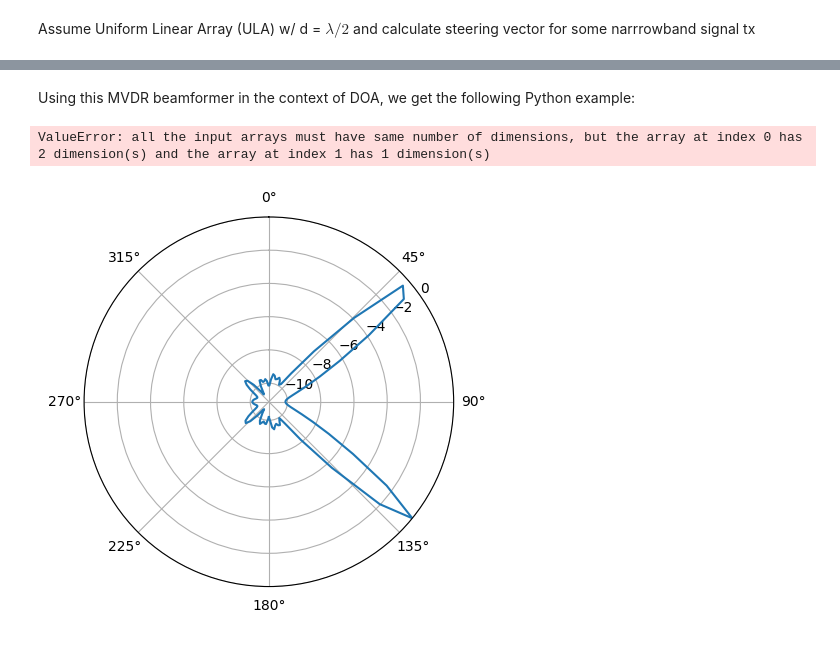
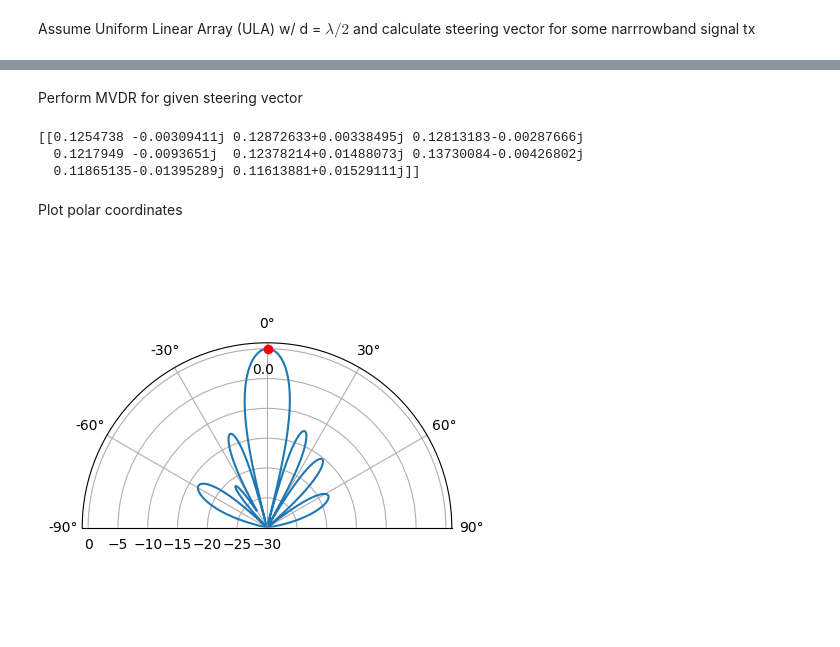
Before and after one commit to ilnur852/pyDSPplayground, a Jupyter notebook: array processing/steering_2.ipynb, the cells around one changed output, grey strips where cells are left out. Cells and saved outputs as stored; diff of their text form; code cells hidden in the pictures.

Commit message:
upd steering2

```diff
--- a/array processing/steering_2.ipynb
+++ b/array processing/steering_2.ipynb
@@ -7,16 +5,14 @@ import matplotlib.pyplot as plt
 Assume Uniform Linear Array (ULA) w/ d = $\lambda/2$ and calculate steering vector for some narrrowband signal tx
 # %%
 sample_rate = 1e6
-N = 100 # number of observations
-N_fft = 512
+N = 1000 # number of observations
 d= 0.5 # Half Wavelengh
 Nr = 8 # Number of sensors
 t = np.arange(N)/sample_rate # time vector
 
 f_tone = 0.02e6 #tone frequency
-tx = np.exp(2j * np.pi * f_tone * t)
-
-theta_degrees = 50 # direction of arrival
+tx = 10*np.exp(2j * np.pi * f_tone * t)
+theta_degrees = 135 # direction of arrival
 theta = theta_degrees / 180 * np.pi #convert to radians
 s = np.exp(-2j * np.pi * d * np.arange (Nr) * np.sin(theta)) # Steering Vector
 # %%
@@ -34,6 +30,5 @@ print(X.shape) # 3x10000.  X is now going to be a 2D array, 1D is time and 1D is
 # %%
 n = np.random.randn(Nr, N) + 1j*np.random.randn(Nr, N)
 print(np.shape(n))
-#X = X + 0.5*n # X and n are both 3x10000
-X = X + 0.7*n # X and n are both 3x10000
+X = X + 0.001*n # X and n are both 3x10000
 # %% [output]
@@ -46,11 +41,8 @@ where R is spatial covariance matrix i.e $R = XX^H$
 # %%
 # theta is the direction of interest, in radians, and X is our received signal
-def w_mvdr(theta):
-   s = np.exp(-2j * np.pi * d * np.arange(Nr) * np.sin(theta)) # steering vector in the desired direction theta
-   s = s.reshape(-1,1) # make into a column vector (size 3x1)
+def w_mvdr(s):
+   s = s.reshape(-1,1) # make into a column vector (size Nrx1)
    R = (X @ X.conj().T)/X.shape[1] # Calc covariance matrix. gives a Nr x Nr covariance matrix of the samples
    Rinv = np.linalg.pinv(R) # 3x3. pseudo-inverse tends to work better/faster than a true inverse
-   w = (Rinv @ s)/(s.conj().T @ Rinv @ s) # MVDR/Capon equation! numerator is 3x3 * 3x1, denominator is 1x3 * 3x3 * 3x1, resulting in a 3x1 weights vector
+   w = (Rinv @ s)/(s.conj().T @ Rinv @ s) # MVDR/Capon equation! numerator is Nrx3 * Nrx1, denominator is 1xNr * NrxMr * Nrx1, resulting in a 3x1 weights vector
    return w
-# %% [markdown]
-Using this MVDR beamformer in the context of DOA, we get the following Python example:
@@ -61,34 +49,40 @@ w = (Rinv @ s)/(s.conj().T @ Rinv @ s) # MVDR/Capon equation! numerator is 3x3 *
+# %% [markdown]
+Perform MVDR for given steering vector
+# %%
+s = np.ones(Nr)
+w = w_mvdr(s)
+w = w.reshape(1, -1)
+print(w)
+# %% [output]
+[[0.1254738 -0.00309411j 0.12872633+0.00338495j 0.12813183-0.00287666j
+  0.1217949 -0.0093651j  0.12378214+0.01488073j 0.13730084-0.00426802j
+  0.11865135-0.01395289j 0.11613881+0.01529111j]]
+# %% [markdown]
+Plot polar coordinates
 # %%
-w = np.conj(w)
-w_padded = np.concatenate((w, np.zeros(N_fft - Nr))) # zero pad to N_fft elements to get more resolution in the FFT
+N_fft = 1024
+
+w_padded = np.concatenate((w[0], np.zeros(N_fft - Nr))) # zero pad to N_fft elements to get more resolution in the FFT
 w_fft_dB = 10*np.log10(np.abs(np.fft.fftshift(np.fft.fft(w_padded)))**2) # magnitude of fft in dB
 w_fft_dB -= np.max(w_fft_dB) # normalize to 0 dB at peak
 
 # Map the FFT bins to angles in radians
 theta_bins = np.arcsin(np.linspace(-1, 1, N_fft)) # in radians
 
 # find max so we can add it to plot
 theta_max = theta_bins[np.argmax(w_fft_dB)]
 
 fig, ax = plt.subplots(subplot_kw={'projection': 'polar'})
 ax.plot(theta_bins, w_fft_dB) # MAKE SURE TO USE RADIAN FOR POLAR
 ax.plot([theta_max], [np.max(w_fft_dB)],'ro')
 ax.text(theta_max - 0.1, np.max(w_fft_dB) - 4, np.round(theta_max * 180 / np.pi))
 ax.set_theta_zero_location('N') # make 0 degrees point up
 ax.set_theta_direction(-1) # increase clockwise
 ax.set_rlabel_position(55)  # Move grid labels away from other labels
 ax.set_thetamin(-90) # only show top half
 ax.set_thetamax(90)
 ax.set_ylim([-30, 1]) # because there's no noise, only go down 30 dB
+
 plt.show()
 # %% [output]
-ValueError: all the input arrays must have same number of dimensions, but the array at index 0 has 2 dimension(s) and the array at index 1 has 1 dimension(s)
+[figure, added]
-# %%
-fig, ax = plt.subplots(subplot_kw={'projection': 'polar'})
-ax.plot(theta_scan, results) # MAKE SURE TO USE RADIAN FOR POLAR
-ax.set_theta_zero_location('N') # make 0 degrees point up
-ax.set_theta_direction(-1) # increase clockwise
-ax.set_rlabel_position(55)  # Move grid labels away from other labels
-plt.show()
-# %% [output]
-[figure, removed]
```
Also changed, not shown: parts of 7 cells of this notebook.
